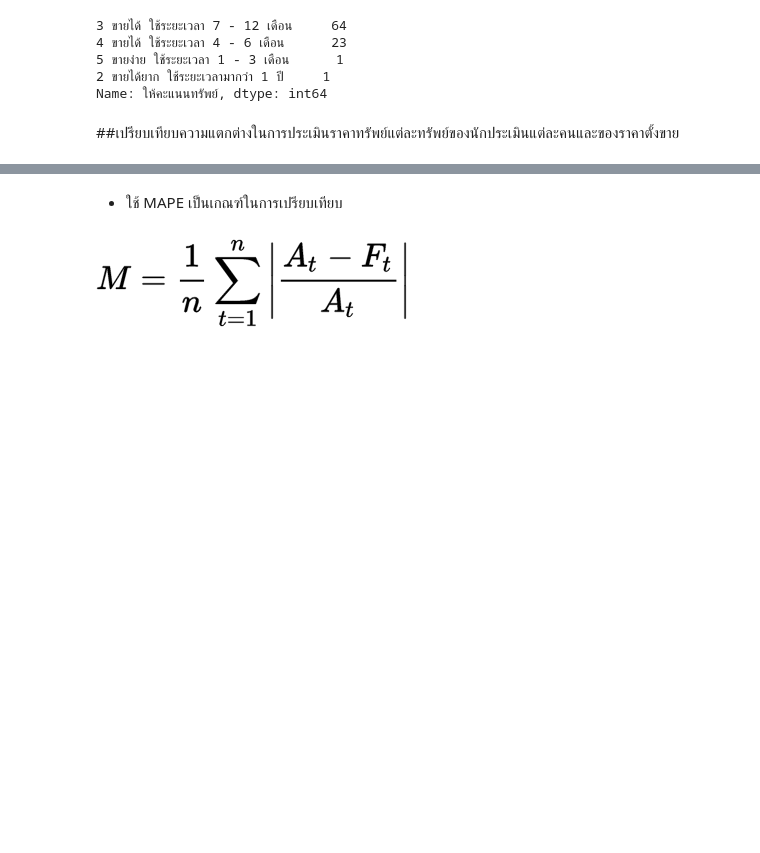
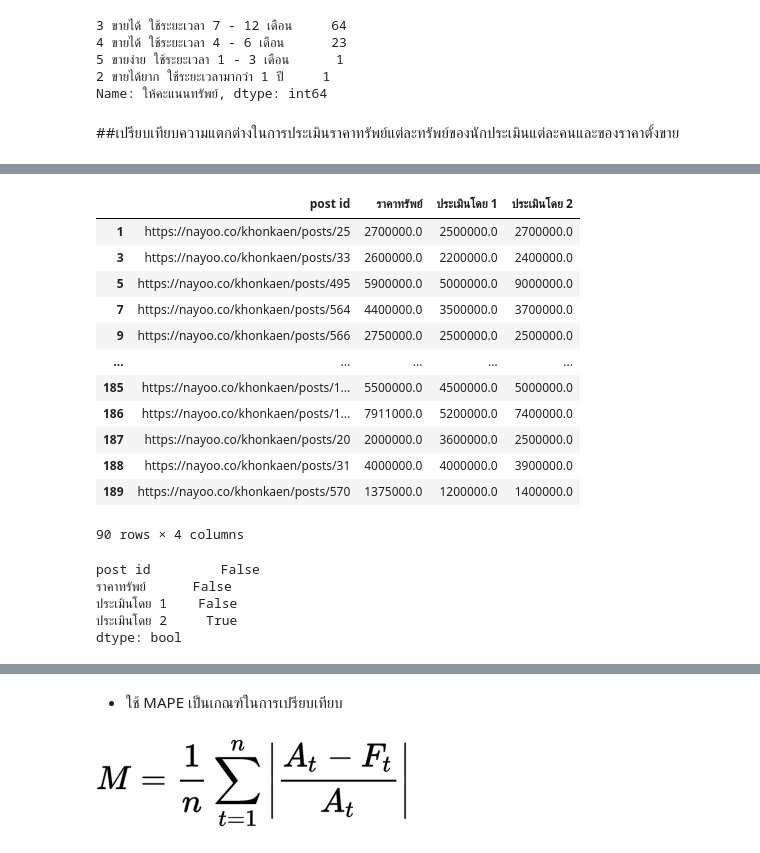
Before and after one commit to NewtonSawitta/bsc_dpdm22, a Jupyter notebook: [dataprep1]_property_estimator_ipynb.ipynb, the cells around one changed output, grey strips where cells are left out. Drawn from its saved outputs; the diff is of its cells as text; code cells hidden in the pictures; blank space fills up the shorter version.

```diff
--- a/[dataprep1]_property_estimator_ipynb.ipynb
+++ b/[dataprep1]_property_estimator_ipynb.ipynb
@@ -147,0 +179,25 @@ Name: ให้คะแนนทรัพย์, dtype: int64
+# %%
+table = id_ass02[['post id', 'ราคาทรัพย์', 'ประเมินโดย 1', 'ประเมินโดย 2']]
+table
+# %% [output]
+|  | post id | ราคาทรัพย์ | ประเมินโดย 1 | ประเมินโดย 2 |
+| 1 | https://nayoo.co/khonkaen/posts/25 | 2700000.0 | 2500000.0 | 2700000.0 |
+| 3 | https://nayoo.co/khonkaen/posts/33 | 2600000.0 | 2200000.0 | 2400000.0 |
+| 5 | https://nayoo.co/khonkaen/posts/495 | 5900000.0 | 5000000.0 | 9000000.0 |
+| 7 | https://nayoo.co/khonkaen/posts/564 | 4400000.0 | 3500000.0 | 3700000.0 |
+| 9 | https://nayoo.co/khonkaen/posts/566 | 2750000.0 | 2500000.0 | 2500000.0 |
+| ... | ... | ... | ... | ... |
+| 185 | https://nayoo.co/khonkaen/posts/1... | 5500000.0 | 4500000.0 | 5000000.0 |
+| 186 | https://nayoo.co/khonkaen/posts/1... | 7911000.0 | 5200000.0 | 7400000.0 |
+| 187 | https://nayoo.co/khonkaen/posts/20 | 2000000.0 | 3600000.0 | 2500000.0 |
+| 188 | https://nayoo.co/khonkaen/posts/31 | 4000000.0 | 4000000.0 | 3900000.0 |
+| 189 | https://nayoo.co/khonkaen/posts/570 | 1375000.0 | 1200000.0 | 1400000.0 |
+90 rows × 4 columns
+# %%
+table.isnull().any()
+# %% [output]
+post id         False
+ราคาทรัพย์      False
+ประเมินโดย 1    False
+ประเมินโดย 2     True
+dtype: bool
```
Also changed, not shown: parts of 15 cells of this notebook.
